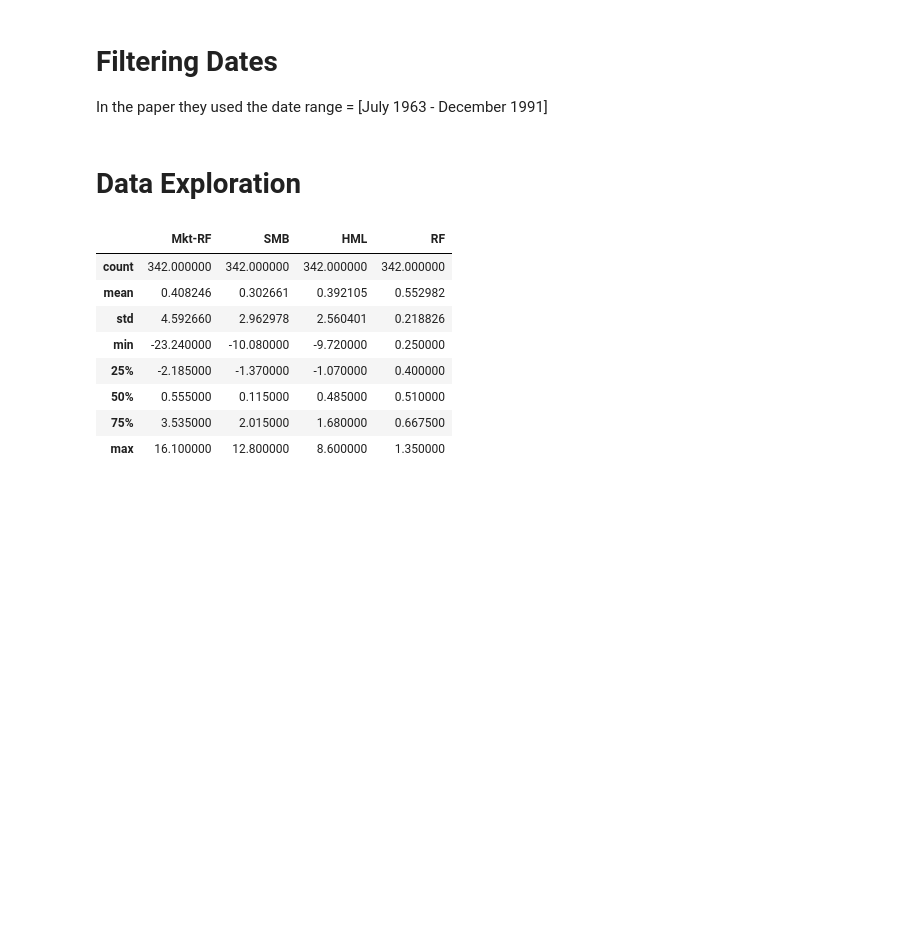
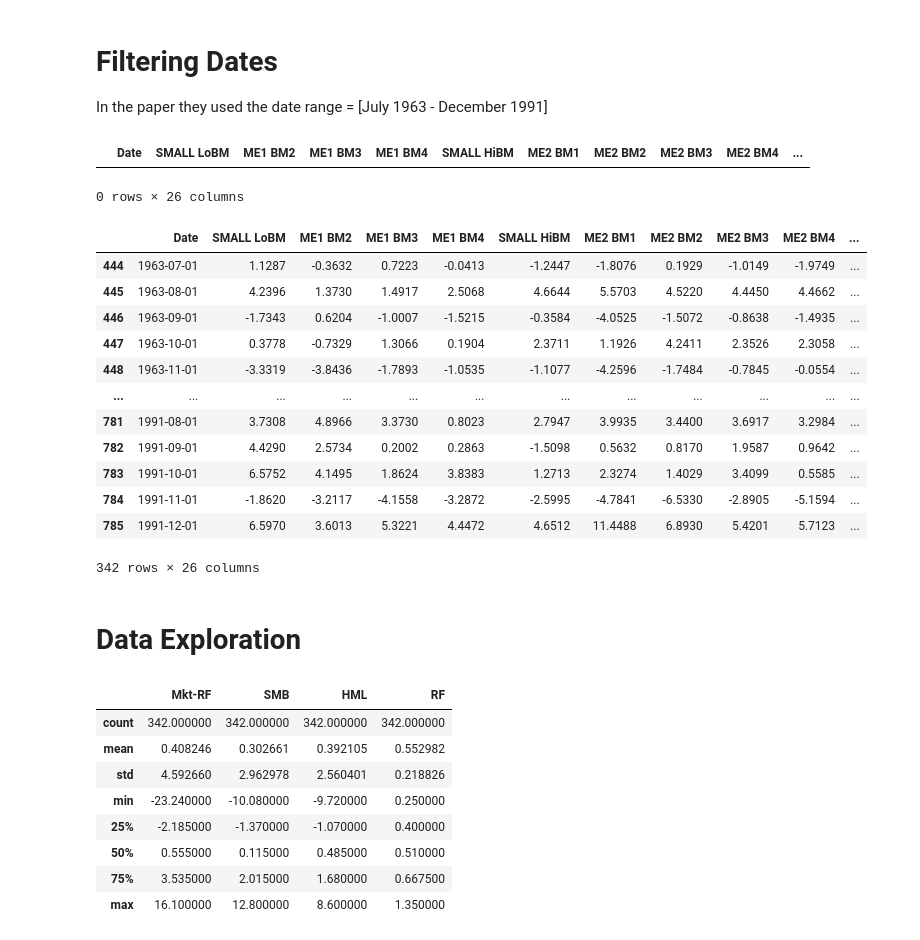
Before and after one commit to adrymmm/Empirical_AssetPricing_FamaFrench, a Jupyter notebook: notebooks/02_replication.ipynb, the cells around one changed output. Cells and saved outputs as stored; diff of their text form; code cells hidden in the pictures; blank space fills up the shorter version.

Commit message:
Imported all tables. Cleaned tables. Created regression function. Summarised all FF5 1963-2013 findings on 25 portfolio sets

```diff
--- a/notebooks/02_replication.ipynb
+++ b/notebooks/02_replication.ipynb
@@ -12,7 +13,7 @@ PATH = '../data/processed'
 
 # Loading processed dfs
 ff5 = pd.read_parquet(f'{PATH}/ff5_factors_monthly.parquet')
-port = pd.read_parquet(f'{PATH}/ff_portfolios_25_monthly.parquet')
+port = pd.read_parquet(f'{PATH}/ff_portfolios_25_ME_SIZE.parquet')
 
 # Filtering FF5 columns to convert to FF3
 ff3 = ff5[['Date', 'Mkt-RF', 'SMB', 'HML', 'RF']].copy()
@@ -31,6 +32,28 @@ port_cols = [c for c in port.columns if c != 'Date']
 # Applying numeric transformation
 ff3[ff3_cols] = ff3[ff3_cols].apply(pd.to_numeric, errors='coerce')
 port[port_cols] = port[port_cols].apply(pd.to_numeric, errors='coerce')
+
+# Checking for pseudo-missing values
+port[port.isin([-999, -99.99]).any(axis=1)]
+# %% [output]
+|  | Date | SMALL LoBM | ME1 BM2 | ME1 BM3 | ME1 BM4 | SMALL HiBM | ME2 BM1 | ME2 BM2 | ME2 BM3 | ME2 BM4 | ... |
+0 rows × 26 columns
+# %%
+port
+# %% [output]
+|  | Date | SMALL LoBM | ME1 BM2 | ME1 BM3 | ME1 BM4 | SMALL HiBM | ME2 BM1 | ME2 BM2 | ME2 BM3 | ME2 BM4 | ... |
+| 444 | 1963-07-01 | 1.1287 | -0.3632 | 0.7223 | -0.0413 | -1.2447 | -1.8076 | 0.1929 | -1.0149 | -1.9749 | ... |
+| 445 | 1963-08-01 | 4.2396 | 1.3730 | 1.4917 | 2.5068 | 4.6644 | 5.5703 | 4.5220 | 4.4450 | 4.4662 | ... |
+| 446 | 1963-09-01 | -1.7343 | 0.6204 | -1.0007 | -1.5215 | -0.3584 | -4.0525 | -1.5072 | -0.8638 | -1.4935 | ... |
+| 447 | 1963-10-01 | 0.3778 | -0.7329 | 1.3066 | 0.1904 | 2.3711 | 1.1926 | 4.2411 | 2.3526 | 2.3058 | ... |
+| 448 | 1963-11-01 | -3.3319 | -3.8436 | -1.7893 | -1.0535 | -1.1077 | -4.2596 | -1.7484 | -0.7845 | -0.0554 | ... |
+| ... | ... | ... | ... | ... | ... | ... | ... | ... | ... | ... | ... |
+| 781 | 1991-08-01 | 3.7308 | 4.8966 | 3.3730 | 0.8023 | 2.7947 | 3.9935 | 3.4400 | 3.6917 | 3.2984 | ... |
+| 782 | 1991-09-01 | 4.4290 | 2.5734 | 0.2002 | 0.2863 | -1.5098 | 0.5632 | 0.8170 | 1.9587 | 0.9642 | ... |
+| 783 | 1991-10-01 | 6.5752 | 4.1495 | 1.8624 | 3.8383 | 1.2713 | 2.3274 | 1.4029 | 3.4099 | 0.5585 | ... |
+| 784 | 1991-11-01 | -1.8620 | -3.2117 | -4.1558 | -3.2872 | -2.5995 | -4.7841 | -6.5330 | -2.8905 | -5.1594 | ... |
+| 785 | 1991-12-01 | 6.5970 | 3.6013 | 5.3221 | 4.4472 | 4.6512 | 11.4488 | 6.8930 | 5.4201 | 5.7123 | ... |
+342 rows × 26 columns
 # %% [markdown]
 # Data Exploration
 # %%
```
Also changed, not shown: parts of 1 cell of this notebook, 13 other files.
